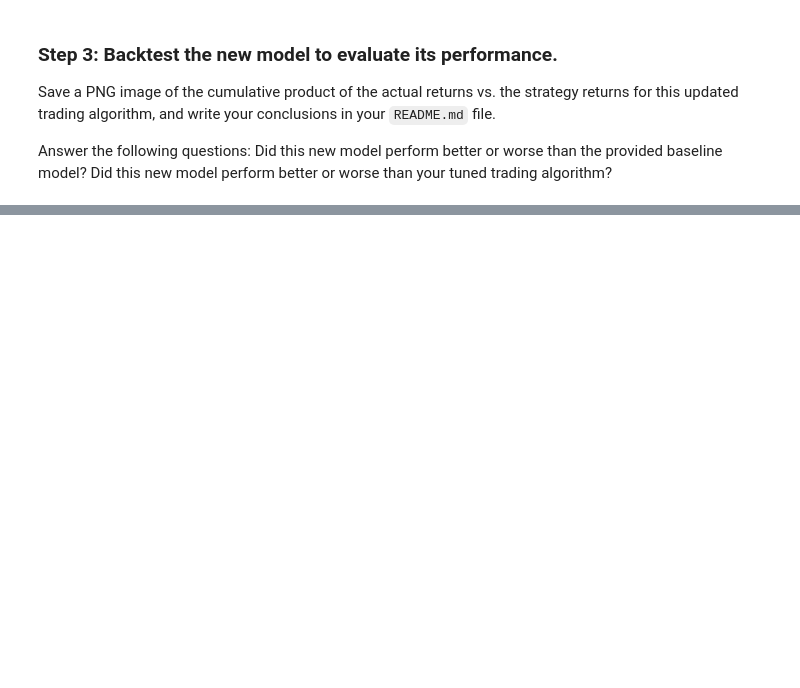
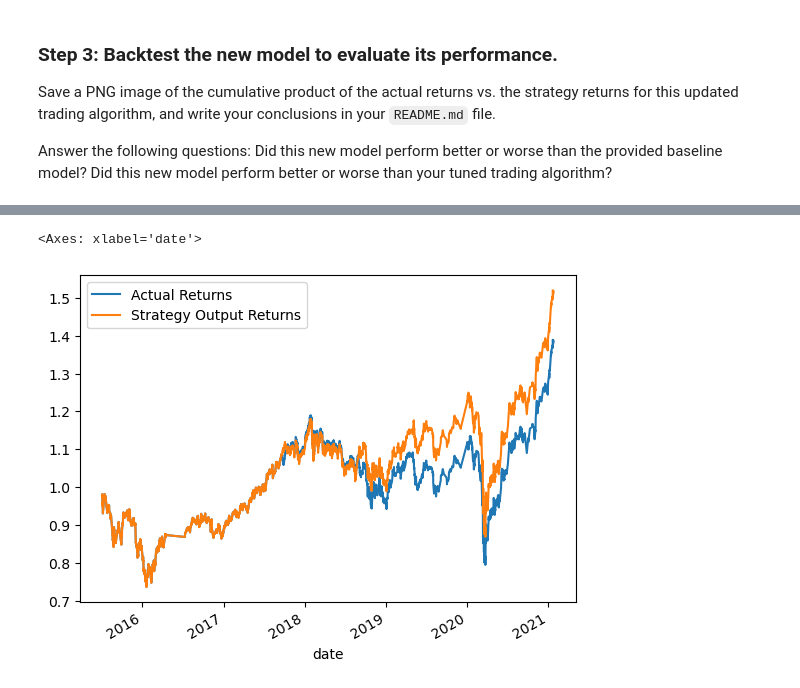
Before and after one commit to Izzlyb/module_14_algorithmic_trading, a Jupyter notebook: machine_learning_trading_bot.ipynb, the cells around one changed output, grey strips where cells are left out. Cells and saved outputs as stored; diff of their text form; code cells hidden in the pictures; blank space fills up the shorter version.

```diff
--- a/machine_learning_trading_bot.ipynb
+++ b/machine_learning_trading_bot.ipynb
@@ -314,0 +539,6 @@ Did this new model perform better or worse than your tuned trading algorithm?
+# %%
+# Create prediction with test data:
+lr_predicted_output = svm_model.predict(X_test_scaled)
+
+# Review the model's predicted values with test data
+print(lr_predicted_output)
@@ -315,17 +547,19 @@ Did this new model perform better or worse than your tuned trading algorithm?
 # %%
 # Create a new empty predictions DataFrame.
+lr_predicted_df = pd.DataFrame(index=X_test.index)
 
-# Create a predictions DataFrame
-# YOUR CODE HERE
-
-# Add the SVM model predictions to the DataFrame
-# YOUR CODE HERE
+# Add the model predictions to the DataFrame
+lr_predicted_df['Predicted Output'] = lr_predicted_output
 
 # Add the actual returns to the DataFrame
-# YOUR CODE HERE
+# Add the actual returns to the DataFrame
+lr_predicted_df['Actual Returns'] = signals_df["Actual Returns"]
 
 # Add the strategy returns to the DataFrame
-# YOUR CODE HERE
+lr_predicted_df['Strategy Output Returns'] = (
+    lr_predicted_df["Actual Returns"] * lr_predicted_df["Predicted Output"]
+)
 
 # Review the DataFrame
-# YOUR CODE HERE
+display(lr_predicted_df.head())
+display(lr_predicted_df.tail())
@@ -332,3 +581,6 @@ Did this new model perform better or worse than your tuned trading algorithm?
 # %%
 # Plot the actual returns versus the strategy returns
-# YOUR CODE HERE
+(1 + lr_predicted_df[["Actual Returns", "Strategy Output Returns"]]).cumprod().plot()
+# %% [output]
+<Axes: xlabel='date'>
+[figure, added]
```
Also changed, not shown: parts of 33 cells of this notebook, 1 other file.
